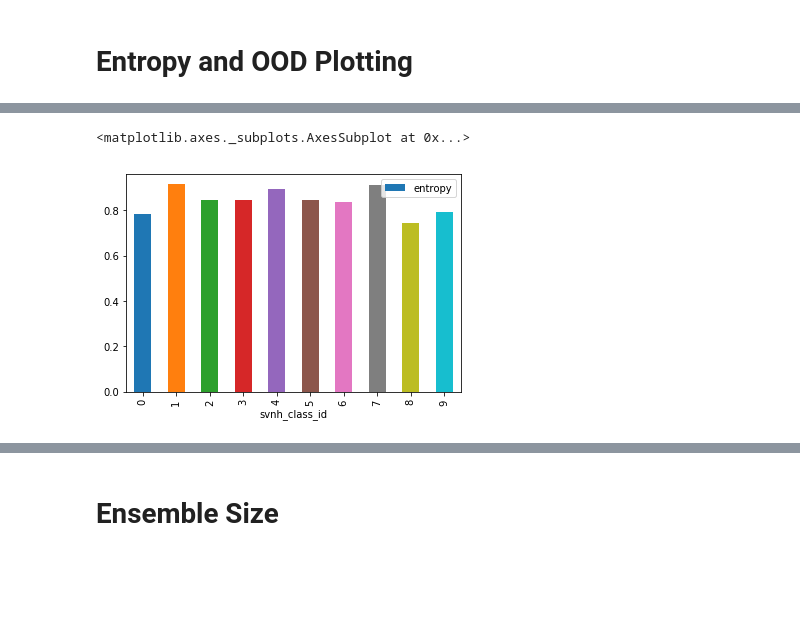
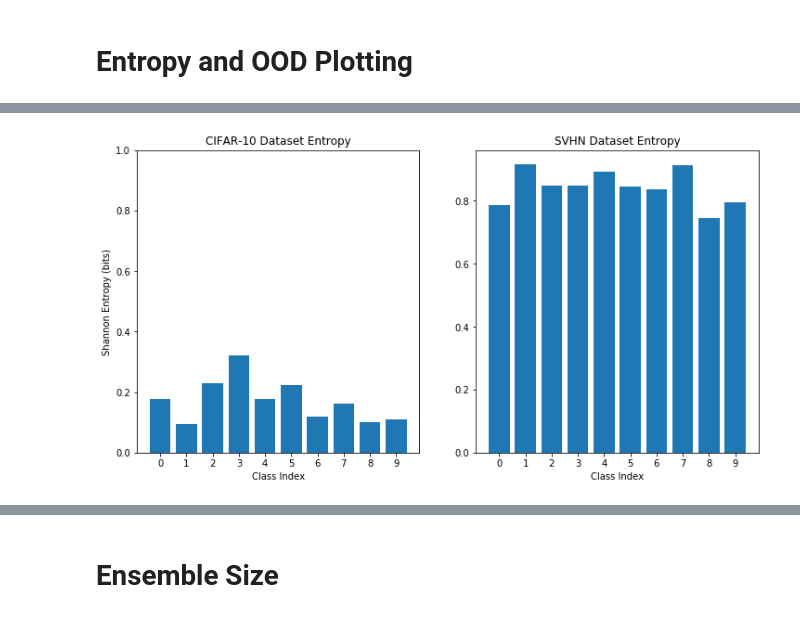
Before and after one commit to noahgolmant/SGLD, a Jupyter notebook: notebooks/Entropy Plotting.ipynb, the cells around one changed output, grey strips where cells are left out. Saved outputs shown, nothing was run; the diff lists cells and outputs as text; code cells hidden in the pictures; blank space fills up the shorter version.

```diff
--- a/notebooks/Entropy Plotting.ipynb
+++ b/notebooks/Entropy Plotting.ipynb
@@ -31,6 +24,32 @@ entropy_df.plot.bar(x='cifar_class_id', y='entropy')
-# %%
-ood_df = load_experiment('ood')
-ood_df.plot.bar(x='svnh_class_id', y='entropy')
-# %% [output]
-<matplotlib.axes._subplots.AxesSubplot at 0x...>
-[figure, removed]
+# %%
+entropy_df = load_experiment('entropy')
+
+
+plt.figure(figsize=(12, 6))
+plt.subplot(1,2,1)
+plt.ylim(0,1)
+plt.xticks(list(range(0, 10)))
+
+
+
+plt.bar(entropy_df['cifar_class_id'], entropy_df['entropy'])
+plt.title("CIFAR-10 Dataset Entropy")
+plt.ylabel("Shannon Entropy (bits)")
+plt.xlabel("Class Index")
+
+plt.subplot(1,2,2)
+plt.bar(ood_df['svnh_class_id'], ood_df['entropy'])
+plt.title("SVHN Dataset Entropy")
+plt.xlabel("Class Index")
+plt.xticks(list(range(0, 10)))
+
+
+
+
+plt.show()
+
+
+
+## I SHOULD ALSO PLOT ACCURACY
+# %% [output]
+[figure, added]
```
Also changed, not shown: parts of 6 cells of this notebook, 3 other files.
